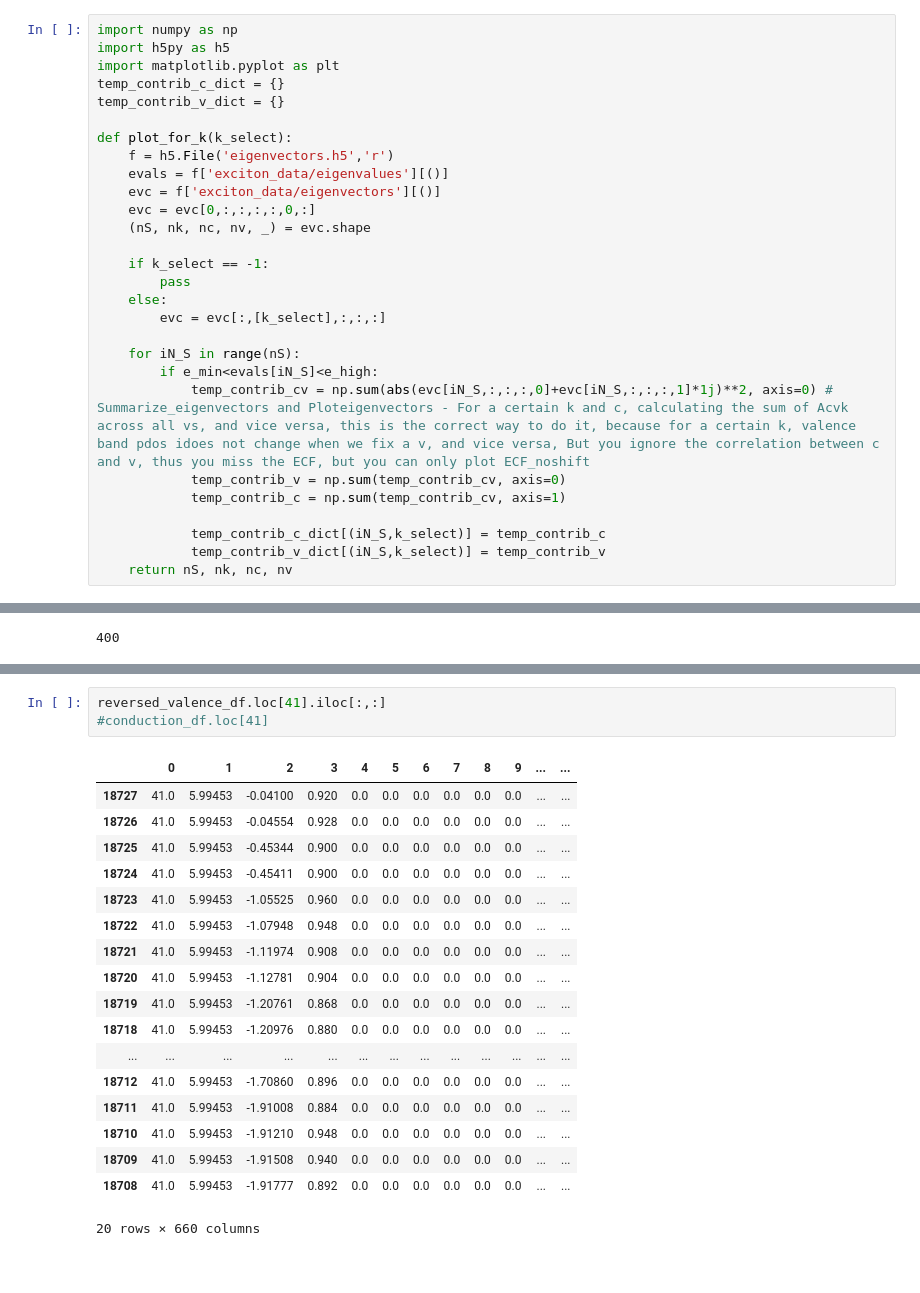
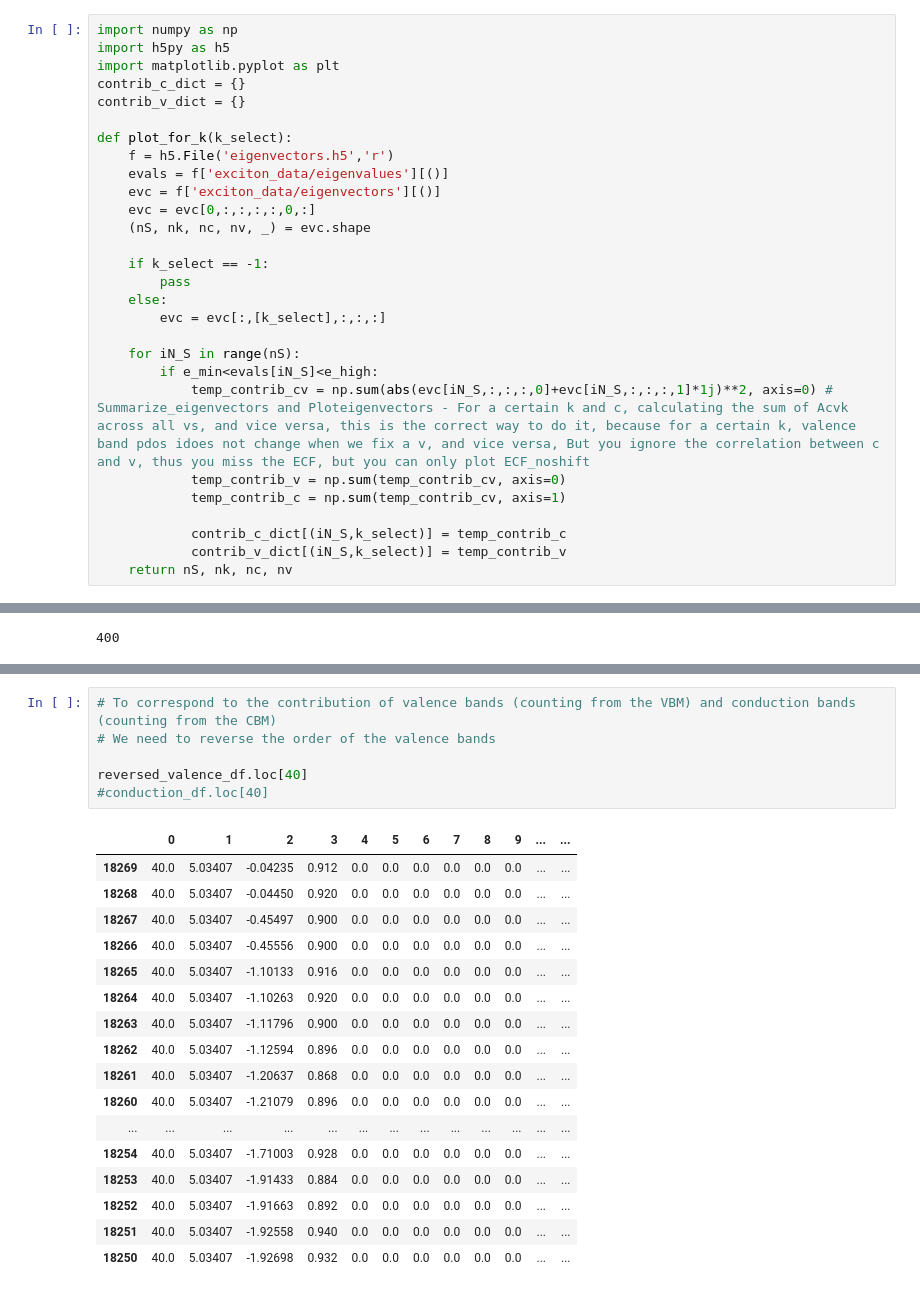
Before and after one commit to yinan-c/exciton_decomposition, a Jupyter notebook: read_kpdos.ipynb, the cells around one changed output, grey strips where cells are left out. Cells and saved outputs as stored; diff of their text form; blank space fills up the shorter version.

```diff
--- a/read_kpdos.ipynb
+++ b/read_kpdos.ipynb
@@ -48,8 +64,8 @@ max(df[3])
 import numpy as np
 import h5py as h5
 import matplotlib.pyplot as plt
-temp_contrib_c_dict = {}
-temp_contrib_v_dict = {}
+contrib_c_dict = {}
+contrib_v_dict = {}
 
 def plot_for_k(k_select):
     f = h5.File('eigenvectors.h5','r')
@@ -69,8 +85,8 @@ def plot_for_k(k_select):
             temp_contrib_v = np.sum(temp_contrib_cv, axis=0)
             temp_contrib_c = np.sum(temp_contrib_cv, axis=1)
 
-            temp_contrib_c_dict[(iN_S,k_select)] = temp_contrib_c
-            temp_contrib_v_dict[(iN_S,k_select)] = temp_contrib_v
+            contrib_c_dict[(iN_S,k_select)] = temp_contrib_c
+            contrib_v_dict[(iN_S,k_select)] = temp_contrib_v
     return nS, nk, nc, nv
 # %%
 nk = 400
@@ -162,25 +185,27 @@ print(conduction_df.loc[1][2].values)
 [1.36073 1.36073 2.01328 2.01328 2.01943 2.01943 2.39617 2.39617 2.54885
  2.54885 2.67222 2.67222 2.98915 2.98915 3.08189 3.08189 3.09576 3.09576
  3.22905 3.22905]
-# %%
-reversed_valence_df.loc[41].iloc[:,:]
-#conduction_df.loc[41]
-# %% [output]
-|  | 0 | 1 | 2 | 3 | 4 | 5 | 6 | 7 | 8 | 9 | ... | ... |
-| 18727 | 41.0 | 5.99453 | -0.04100 | 0.920 | 0.0 | 0.0 | 0.0 | 0.0 | 0.0 | 0.0 | ... | ... |
-| 18726 | 41.0 | 5.99453 | -0.04554 | 0.928 | 0.0 | 0.0 | 0.0 | 0.0 | 0.0 | 0.0 | ... | ... |
-| 18725 | 41.0 | 5.99453 | -0.45344 | 0.900 | 0.0 | 0.0 | 0.0 | 0.0 | 0.0 | 0.0 | ... | ... |
-| 18724 | 41.0 | 5.99453 | -0.45411 | 0.900 | 0.0 | 0.0 | 0.0 | 0.0 | 0.0 | 0.0 | ... | ... |
-| 18723 | 41.0 | 5.99453 | -1.05525 | 0.960 | 0.0 | 0.0 | 0.0 | 0.0 | 0.0 | 0.0 | ... | ... |
-| 18722 | 41.0 | 5.99453 | -1.07948 | 0.948 | 0.0 | 0.0 | 0.0 | 0.0 | 0.0 | 0.0 | ... | ... |
-| 18721 | 41.0 | 5.99453 | -1.11974 | 0.908 | 0.0 | 0.0 | 0.0 | 0.0 | 0.0 | 0.0 | ... | ... |
-| 18720 | 41.0 | 5.99453 | -1.12781 | 0.904 | 0.0 | 0.0 | 0.0 | 0.0 | 0.0 | 0.0 | ... | ... |
-| 18719 | 41.0 | 5.99453 | -1.20761 | 0.868 | 0.0 | 0.0 | 0.0 | 0.0 | 0.0 | 0.0 | ... | ... |
-| 18718 | 41.0 | 5.99453 | -1.20976 | 0.880 | 0.0 | 0.0 | 0.0 | 0.0 | 0.0 | 0.0 | ... | ... |
-| ... | ... | ... | ... | ... | ... | ... | ... | ... | ... | ... | ... | ... |
-| 18712 | 41.0 | 5.99453 | -1.70860 | 0.896 | 0.0 | 0.0 | 0.0 | 0.0 | 0.0 | 0.0 | ... | ... |
-| 18711 | 41.0 | 5.99453 | -1.91008 | 0.884 | 0.0 | 0.0 | 0.0 | 0.0 | 0.0 | 0.0 | ... | ... |
-| 18710 | 41.0 | 5.99453 | -1.91210 | 0.948 | 0.0 | 0.0 | 0.0 | 0.0 | 0.0 | 0.0 | ... | ... |
-| 18709 | 41.0 | 5.99453 | -1.91508 | 0.940 | 0.0 | 0.0 | 0.0 | 0.0 | 0.0 | 0.0 | ... | ... |
-| 18708 | 41.0 | 5.99453 | -1.91777 | 0.892 | 0.0 | 0.0 | 0.0 | 0.0 | 0.0 | 0.0 | ... | ... |
-20 rows × 660 columns
+# %%
+# To correspond to the contribution of valence bands (counting from the VBM) and conduction bands (counting from the CBM)
+# We need to reverse the order of the valence bands
+
+reversed_valence_df.loc[40]
+#conduction_df.loc[40]
+# %% [output]
+|  | 0 | 1 | 2 | 3 | 4 | 5 | 6 | 7 | 8 | 9 | ... | ... |
+| 18269 | 40.0 | 5.03407 | -0.04235 | 0.912 | 0.0 | 0.0 | 0.0 | 0.0 | 0.0 | 0.0 | ... | ... |
+| 18268 | 40.0 | 5.03407 | -0.04450 | 0.920 | 0.0 | 0.0 | 0.0 | 0.0 | 0.0 | 0.0 | ... | ... |
+| 18267 | 40.0 | 5.03407 | -0.45497 | 0.900 | 0.0 | 0.0 | 0.0 | 0.0 | 0.0 | 0.0 | ... | ... |
+| 18266 | 40.0 | 5.03407 | -0.45556 | 0.900 | 0.0 | 0.0 | 0.0 | 0.0 | 0.0 | 0.0 | ... | ... |
+| 18265 | 40.0 | 5.03407 | -1.10133 | 0.916 | 0.0 | 0.0 | 0.0 | 0.0 | 0.0 | 0.0 | ... | ... |
+| 18264 | 40.0 | 5.03407 | -1.10263 | 0.920 | 0.0 | 0.0 | 0.0 | 0.0 | 0.0 | 0.0 | ... | ... |
+| 18263 | 40.0 | 5.03407 | -1.11796 | 0.900 | 0.0 | 0.0 | 0.0 | 0.0 | 0.0 | 0.0 | ... | ... |
+| 18262 | 40.0 | 5.03407 | -1.12594 | 0.896 | 0.0 | 0.0 | 0.0 | 0.0 | 0.0 | 0.0 | ... | ... |
+| 18261 | 40.0 | 5.03407 | -1.20637 | 0.868 | 0.0 | 0.0 | 0.0 | 0.0 | 0.0 | 0.0 | ... | ... |
+| 18260 | 40.0 | 5.03407 | -1.21079 | 0.896 | 0.0 | 0.0 | 0.0 | 0.0 | 0.0 | 0.0 | ... | ... |
+| ... | ... | ... | ... | ... | ... | ... | ... | ... | ... | ... | ... | ... |
+| 18254 | 40.0 | 5.03407 | -1.71003 | 0.928 | 0.0 | 0.0 | 0.0 | 0.0 | 0.0 | 0.0 | ... | ... |
+| 18253 | 40.0 | 5.03407 | -1.91433 | 0.884 | 0.0 | 0.0 | 0.0 | 0.0 | 0.0 | 0.0 | ... | ... |
+| 18252 | 40.0 | 5.03407 | -1.91663 | 0.892 | 0.0 | 0.0 | 0.0 | 0.0 | 0.0 | 0.0 | ... | ... |
+| 18251 | 40.0 | 5.03407 | -1.92558 | 0.940 | 0.0 | 0.0 | 0.0 | 0.0 | 0.0 | 0.0 | ... | ... |
+| 18250 | 40.0 | 5.03407 | -1.92698 | 0.932 | 0.0 | 0.0 | 0.0 | 0.0 | 0.0 | 0.0 | ... | ... |
```
Also changed, not shown: parts of 22 cells of this notebook, 3 other files.
